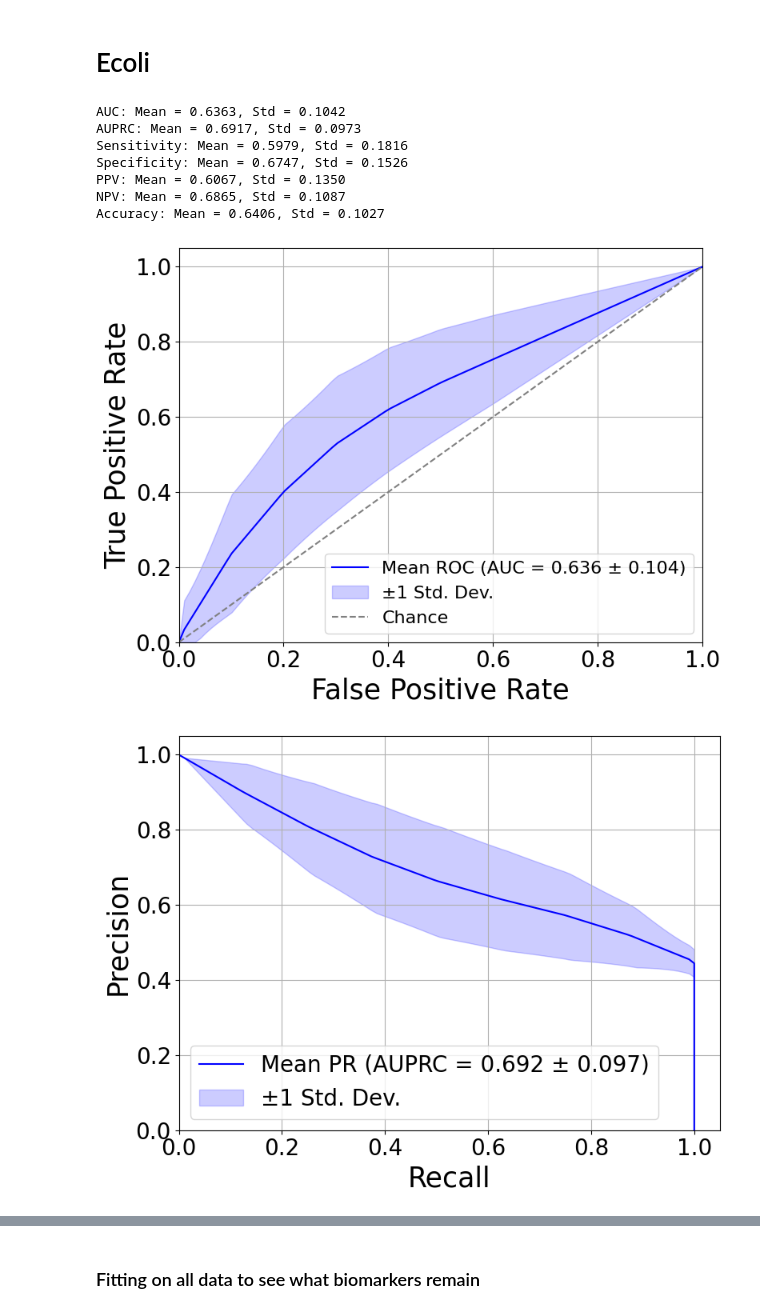
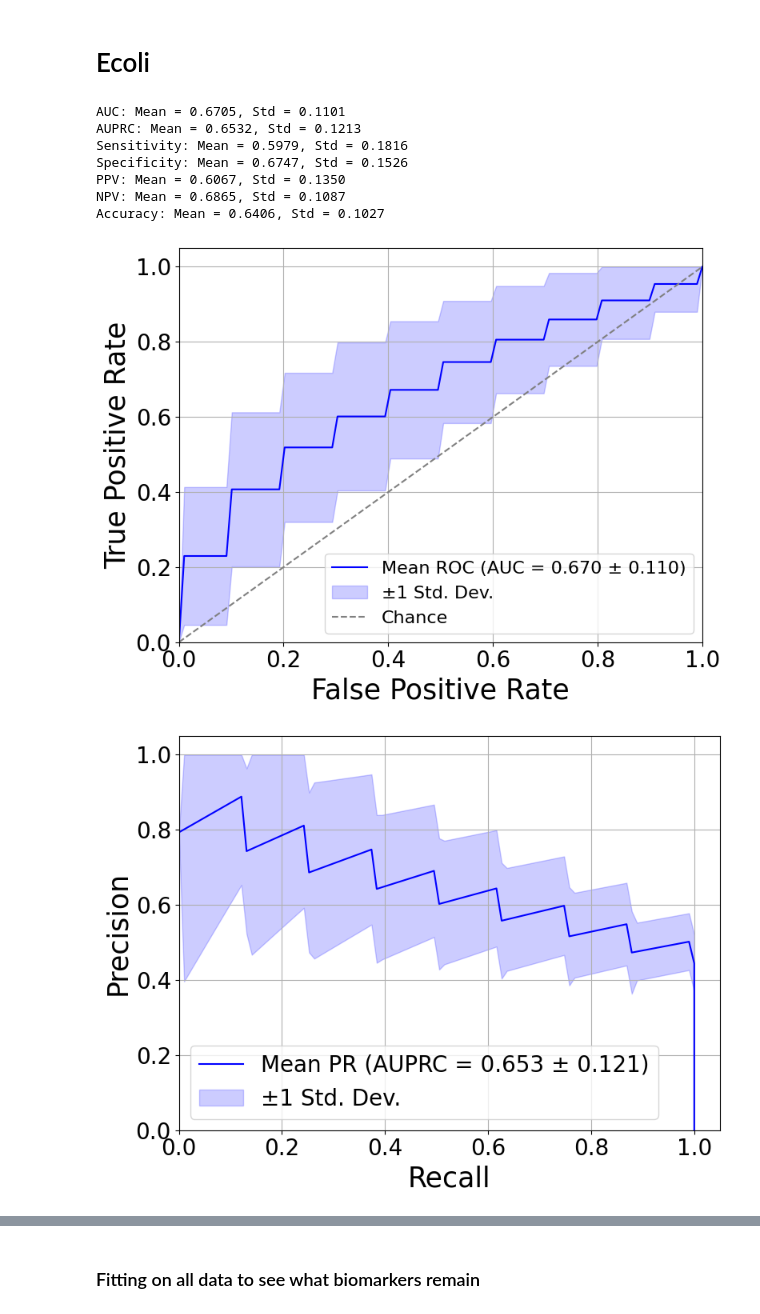
Before and after one commit to Nicholas-Bartelo/Zhao-Lab-AMR-Paper, a Jupyter notebook: ML Biomarker Detection/Using lassocv logistic regression to find biomarkers of resistance in KP and E coli final 10-31-2025.ipynb, the cells around one changed output, grey strips where cells are left out. Saved outputs shown, nothing was run; the diff lists cells and outputs as text; code cells hidden in the pictures.

```diff
--- a/ML Biomarker Detection/Using lassocv logistic regression to find biomarkers of resistance in KP and E coli final 10-31-2025.ipynb
+++ b/ML Biomarker Detection/Using lassocv logistic regression to find biomarkers of resistance in KP and E coli final 10-31-2025.ipynb
@@ -394,7 +394,7 @@ for i in range(300):
     lasso_cv_ecoli = LogisticRegressionCV(cv=5, Cs=30, max_iter=5000, penalty = 'l1', solver = 'liblinear', class_weight = 'balanced', scoring = 'roc_auc', random_state=100).fit(X_train_ecoli, y_train_ecoli)
 
     # Predict probabilities on test set
-    y_pred_proba_ecoli = lasso_cv_ecoli.predict(X_test_ecoli)
+    y_pred_proba_ecoli = lasso_cv_ecoli.predict_proba(X_test_ecoli)[:, 1]
     y_pred_ecoli = np.where(y_pred_proba_ecoli > 0.5, 1, 0)
 
     # Calculate AUC
@@ -486,37 +486,37 @@ plt.figure(figsize=(8, 6))
 
 # Plot for Precision-Recall Curve
 plt.plot(mean_recall_ecoli, mean_precision_ecoli, color='b', label=r'Mean PR (AUPRC = {:.3f} ± {:.3f})'.format(mean_auprc_ecoli, std_auprc_ecoli))
 
 # Plot the standard deviation as a shaded area for Precision-Recall
 precision_upper_ecoli = np.minimum(mean_precision_ecoli + std_precision_ecoli, 1)
 precision_lower_ecoli = np.maximum(mean_precision_ecoli - std_precision_ecoli, 0)
 plt.fill_between(mean_recall_ecoli, precision_lower_ecoli, precision_upper_ecoli, color='b', alpha=0.2, label=r'±1 Std. Dev.')
 
 # Add labels and titles for PR
 plt.xlim([0.0, 1.05])
 plt.ylim([0.0, 1.05])
 plt.xticks(fontsize = 20)
 plt.yticks(fontsize = 20)
 plt.xlabel('Recall', fontsize = 25)
 plt.ylabel('Precision', fontsize = 25)
 plt.legend(loc="lower left", fontsize=20)
 plt.grid(True)
 # Show the plot
 plt.tight_layout()
 plt.savefig("C:/PhD rotation 1/New Analysis Annotated mz/Final Figures/log_reg_auprc_curve_with_mean_and_std_cre_vs_cse_ecoli.png", bbox_inches = 'tight')
 plt.savefig('C:/PhD rotation 1/New Analysis Annotated mz/Final Figures/log_reg_auprc_curve_with_mean_and_std_cre_vs_cse_ecoli.tiff', format='tiff', dpi=300, bbox_inches="tight")# Show the plot
 
 plt.show()
 # %% [output]
-AUC: Mean = 0.6363, Std = 0.1042
-AUPRC: Mean = 0.6917, Std = 0.0973
+AUC: Mean = 0.6705, Std = 0.1101
+AUPRC: Mean = 0.6532, Std = 0.1213
 Sensitivity: Mean = 0.5979, Std = 0.1816
 Specificity: Mean = 0.6747, Std = 0.1526
 PPV: Mean = 0.6067, Std = 0.1350
 NPV: Mean = 0.6865, Std = 0.1087
 Accuracy: Mean = 0.6406, Std = 0.1027
-[figure, old version]
+[figure, new version]
-[figure, old version]
+[figure, new version]
 # %%
 final_results_ecoli
 # %% [output]
```
Also changed, not shown: parts of 6 cells of this notebook.
